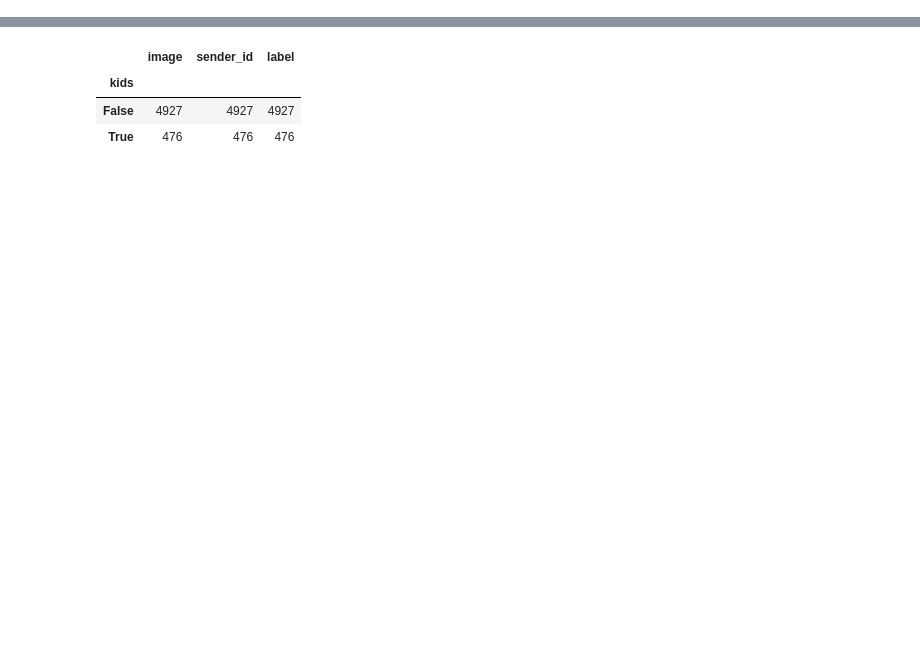
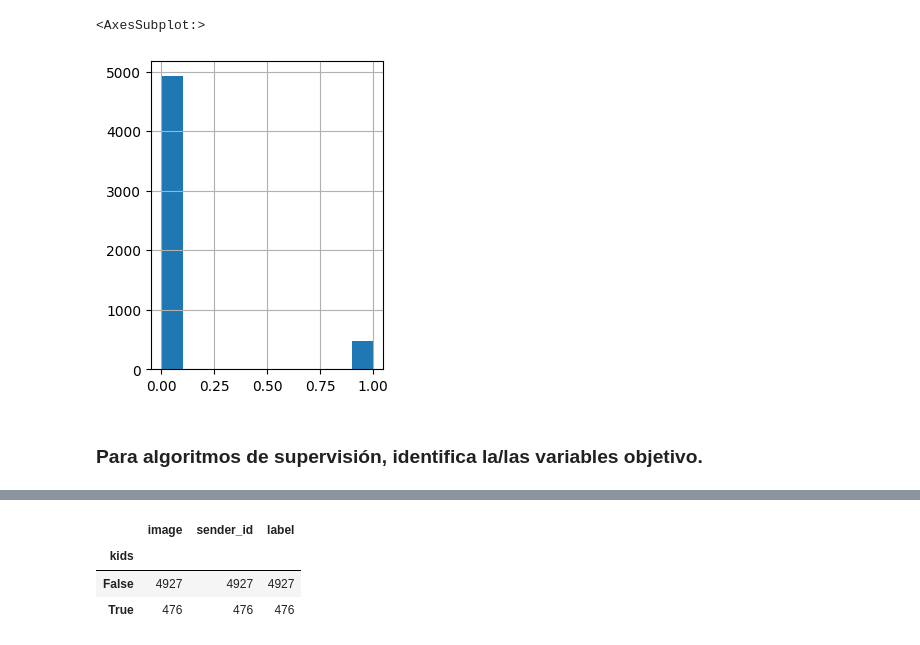
Before and after one commit to alexmedinait/IDI, a Jupyter notebook: CV/scripts/python/cv_idi.ipynb, the cells around one changed output, grey strips where cells are left out. Cells and saved outputs as stored; diff of their text form; code cells hidden in the pictures; blank space fills up the shorter version.

```diff
--- a/CV/scripts/python/cv_idi.ipynb
+++ b/CV/scripts/python/cv_idi.ipynb
@@ -75,0 +126,8 @@ imagesdata
+# %%
+plt.figure(figsize=(3,4))
+imagesdata['kids'].astype(int).hist()
+# %% [output]
+<AxesSubplot:>
+[figure, added]
+# %% [markdown]
+### Para algoritmos de supervisión, identifica la/las variables objetivo.
```
Also changed, not shown: parts of 61 cells of this notebook.
